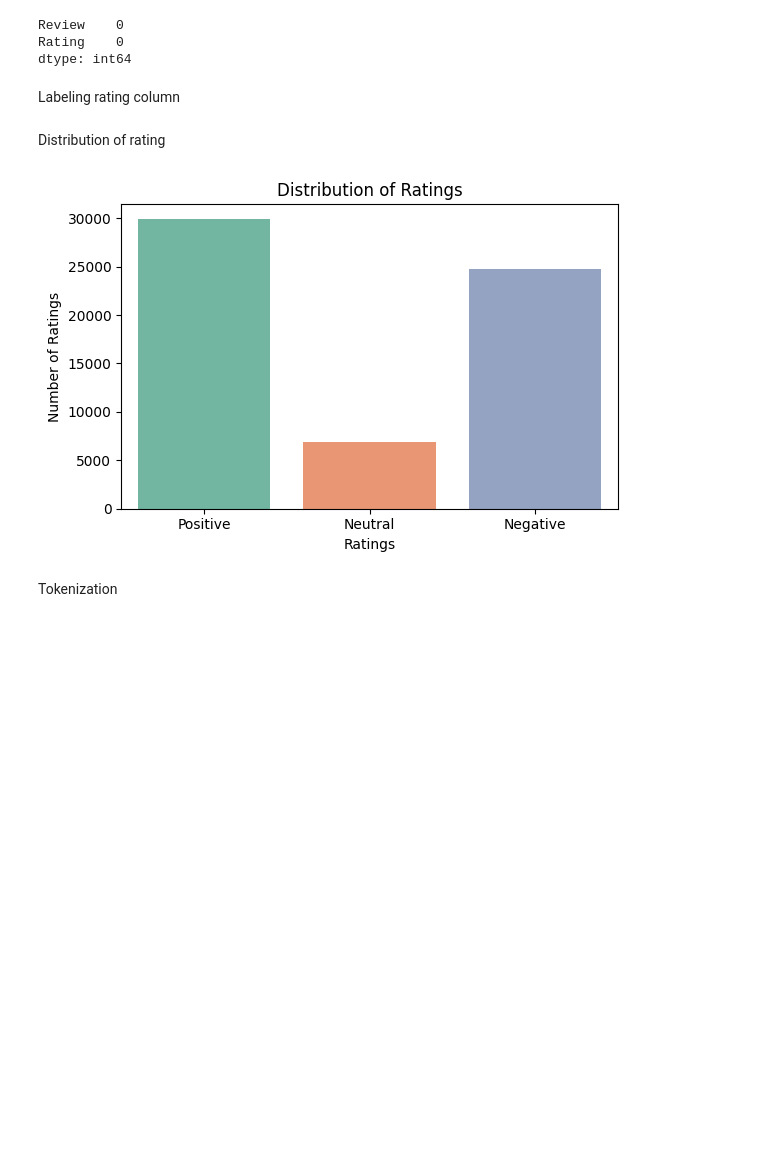
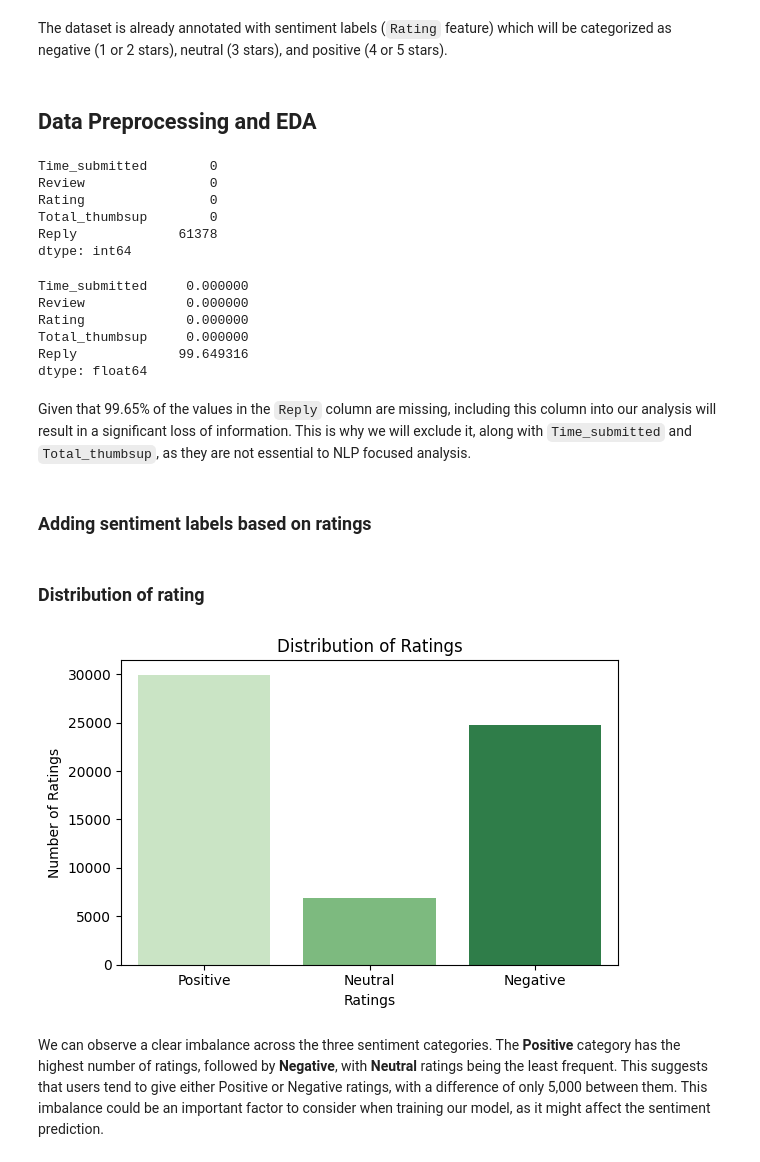
Before and after one commit to MadalinaTilvan/Spotify-Sentiment-Analysis, a Jupyter notebook: Ml_project_spotify.ipynb, the cells around one changed output. Drawn from its saved outputs; the diff is of its cells as text; code cells hidden in the pictures; blank space fills up the shorter version.

```diff
--- a/Ml_project_spotify.ipynb
+++ b/Ml_project_spotify.ipynb
@@ -29,0 +66,5 @@ Check for Null Values
+# %%
+# Load the dataset
+path = "dataset/reviews.csv"
+df_spotify = pd.read_csv(path)
+df_spotify
@@ -30,11 +85,30 @@ Check for Null Values
+# %% [markdown]
+The dataset is already annotated with sentiment labels (`Rating` feature) which will be categorized as negative (1 or 2 stars), neutral (3 stars), and positive (4 or 5 stars).
+# %% [markdown]
+## Data Preprocessing and EDA
+# %%
+## check for empty values
+df_spotify.isnull().sum()
+# %% [output]
+Time_submitted        0
+Review                0
+Rating                0
+Total_thumbsup        0
+Reply             61378
+dtype: int64
 # %%
-df_spotify.isnull().sum()
+df_spotify.isnull().mean() * 100
 # %% [output]
-Review    0
-Rating    0
-dtype: int64
+Time_submitted     0.000000
+Review             0.000000
+Rating             0.000000
+Total_thumbsup     0.000000
+Reply             99.649316
+dtype: float64
-# %% [markdown]
-Labeling rating column
+# %% [markdown]
+Given that 99.65% of the values in the `Reply` column are missing, including this column into our analysis will result in a significant loss of information. This is why we will exclude it, along with `Time_submitted` and `Total_thumbsup`, as they are not essential to NLP focused analysis.
+# %% [markdown]
+### Adding sentiment labels based on ratings
 # %%
 def label_sentiment(rating):
     if rating >= 4:
@@ -46,17 +120,16 @@ def label_sentiment(rating):
 
 df_spotify['Rating'] = df_spotify['Rating'].apply(label_sentiment)
 # %% [markdown]
-Distribution of rating
+### Distribution of rating
 # %%
-
 plt.figure(figsize=(6, 4))
-sns.countplot(x='Rating', data=df_spotify, order=['Positive', 'Neutral', 'Negative'], palette='Set2')
+sns.countplot(x='Rating', data=df_spotify, order=['Positive', 'Neutral', 'Negative'], palette='Greens')
 plt.title('Distribution of Ratings')
 plt.xlabel('Ratings')
 plt.ylabel('Number of Ratings')
 plt.tight_layout()
 plt.show()
 # %% [output]
-[figure, old version]
+[figure, new version]
-# %% [markdown]
-Tokenization
+# %% [markdown]
+We can observe a clear imbalance across the three sentiment categories. The **Positive** category has the highest number of ratings, followed by **Negative**, with **Neutral** ratings being the least frequent. This suggests that users tend to give either Positive or Negative ratings, with a difference of only 5,000 between them. This imbalance could be an important factor to consider when training our model, as it might affect the sentiment prediction.
```
Also changed, not shown: parts of 58 cells of this notebook, 1 other file.
